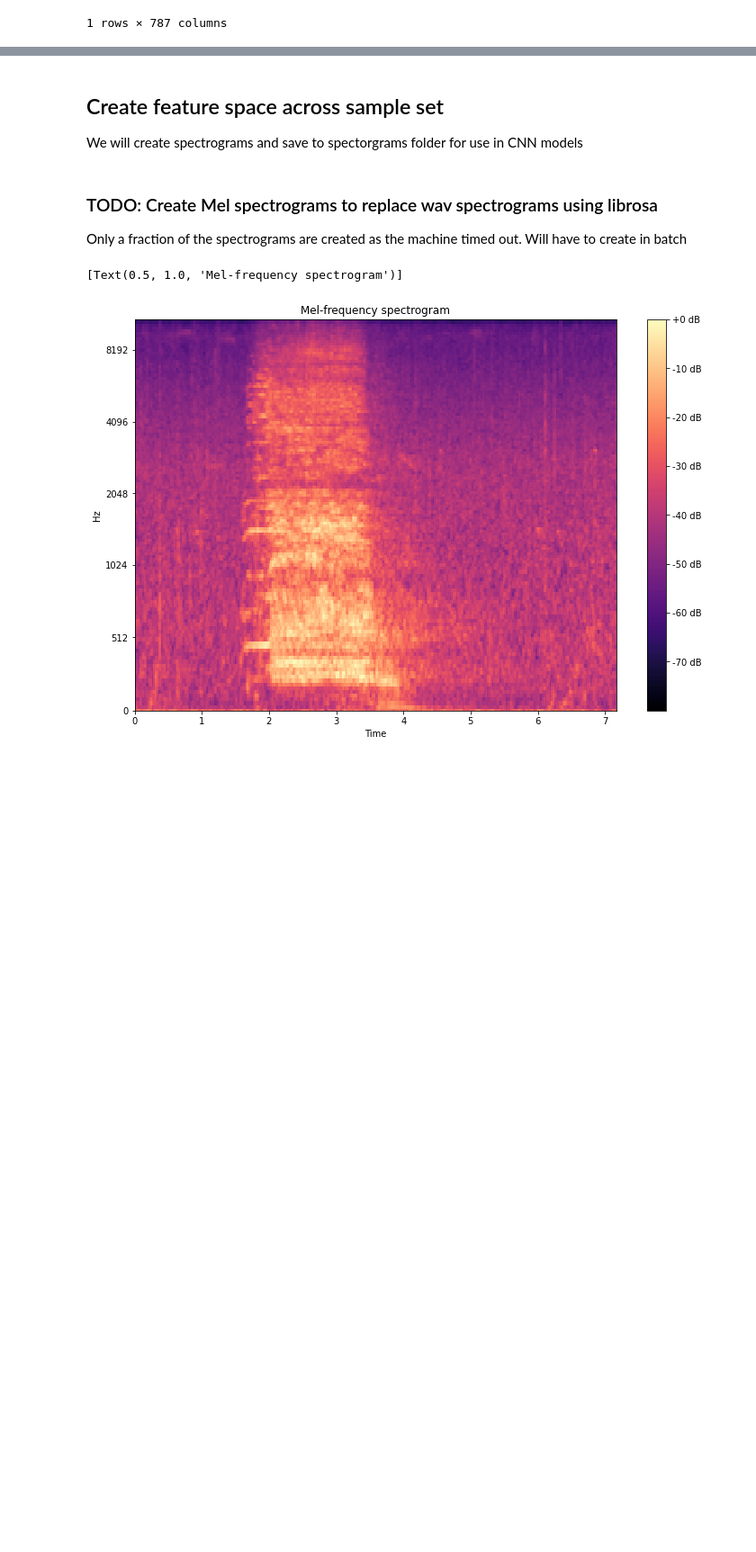
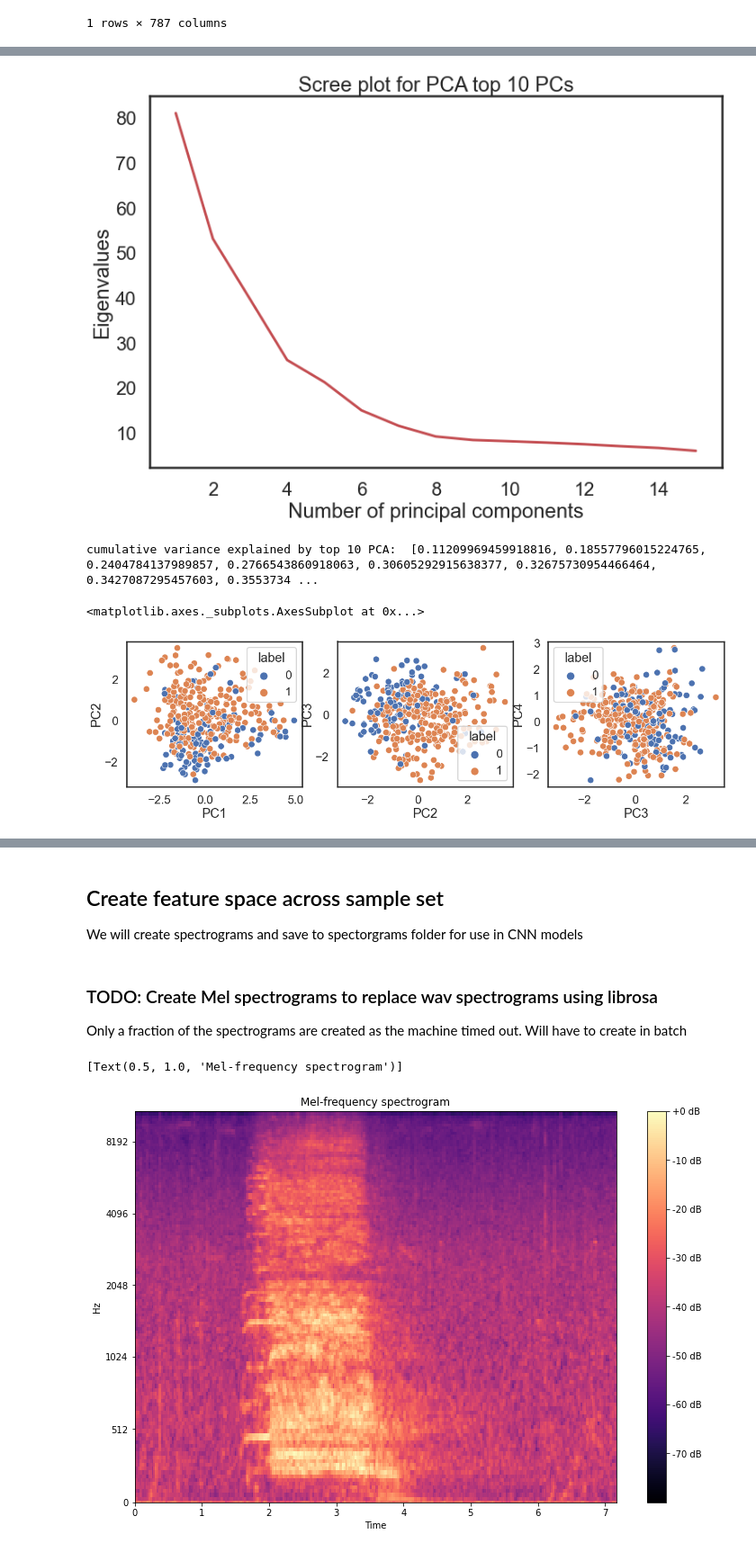
Before and after one commit to karmatarap/capstone_project, a Jupyter notebook: notebooks/TSFresh_analysis.ipynb, the cells around one changed output, grey strips where cells are left out. Shown at 90% size. Saved outputs shown, nothing was run; the diff lists cells and outputs as text; code cells hidden in the pictures; blank space fills up the shorter version.

```diff
--- a/notebooks/TSFresh_analysis.ipynb
+++ b/notebooks/TSFresh_analysis.ipynb
@@ -240,0 +396,3 @@ extracted_features
+# %%
+y = df_data['age_label'].values
+y = y.astype('int')
@@ -240,0 +402,54 @@ extracted_features
+# %%
+# ---------------------------
+# PCA on filtered features
+# ---------------------------
+from sklearn.pipeline import Pipeline
+
+pca = PCA(n_components = 15).fit(scaled_features)
+eig = pca.explained_variance_
+var_exp = pca.explained_variance_ratio_.cumsum()*100.
+
+plt.plot(np.arange(1,len(eig)+1), eig, color='r')
+plt.title('Scree plot for PCA top 10 PCs')
+plt.xlabel('Number of principal components')
+plt.ylabel('Eigenvalues')
+plt.show()
+
+# cumulative sum of PCA variance
+cum_explained_var = []
+for i in range(0, len(pca.explained_variance_ratio_)):
+    if i == 0:
+        cum_explained_var.append(pca.explained_variance_ratio_[i])
+    else:
+        cum_explained_var.append(pca.explained_variance_ratio_[i] +
+                                 cum_explained_var[i-1])
+
+print("cumulative variance explained by top 10 PCA: ", cum_explained_var,2 )
+
+
+# ----------
+# project PC by decade
+# ---------------
+pipe = Pipeline([
+        ('scaler', MinMaxScaler()),
+        ('reducer', PCA(n_components=20))])
+
+pca = pipe.fit_transform(scaled_features)
+
+scaled_features_copy = scaled_features.copy()
+scaled_features_copy['PC1'] = pca[:,0]
+scaled_features_copy['PC2'] = pca[:,1]
+scaled_features_copy['PC3'] = pca[:,2]
+scaled_features_copy['PC4'] = pca[:,3]
+scaled_features_copy['label'] = y
+
+
+fig, axes = plt.subplots(1, 3, figsize = (20,5))
+sns.scatterplot(data = scaled_features_copy, x = 'PC1', y = 'PC2', hue = 'label', ax = axes[0])
+sns.scatterplot(data = scaled_features_copy, x = 'PC2', y = 'PC3', hue = 'label', ax = axes[1])
+sns.scatterplot(data = scaled_features_copy, x = 'PC3', y = 'PC4', hue = 'label', ax = axes[2])
+# %% [output]
+[figure, added]
+cumulative variance explained by top 10 PCA:  [0.11209969459918816, 0.18557796015224765, 0.2404784137989857, 0.2766543860918063, 0.30605292915638377, 0.32675730954466464, 0.3427087295457603, 0.3553734 ...
+<matplotlib.axes._subplots.AxesSubplot at 0x...>
+[figure, added]
```
Also changed, not shown: parts of 35 cells of this notebook, 1 other file.
